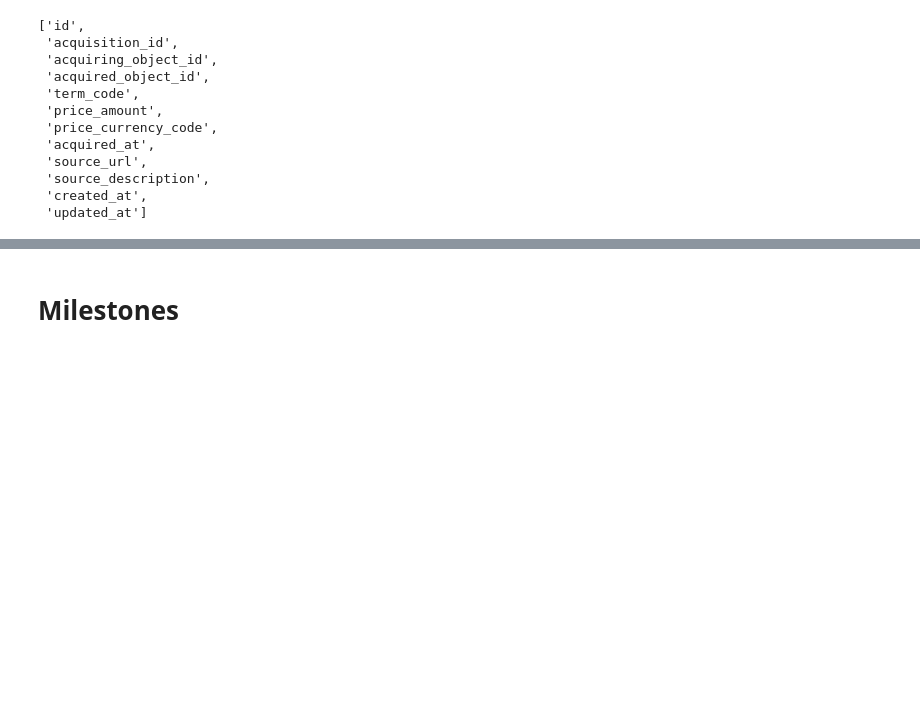
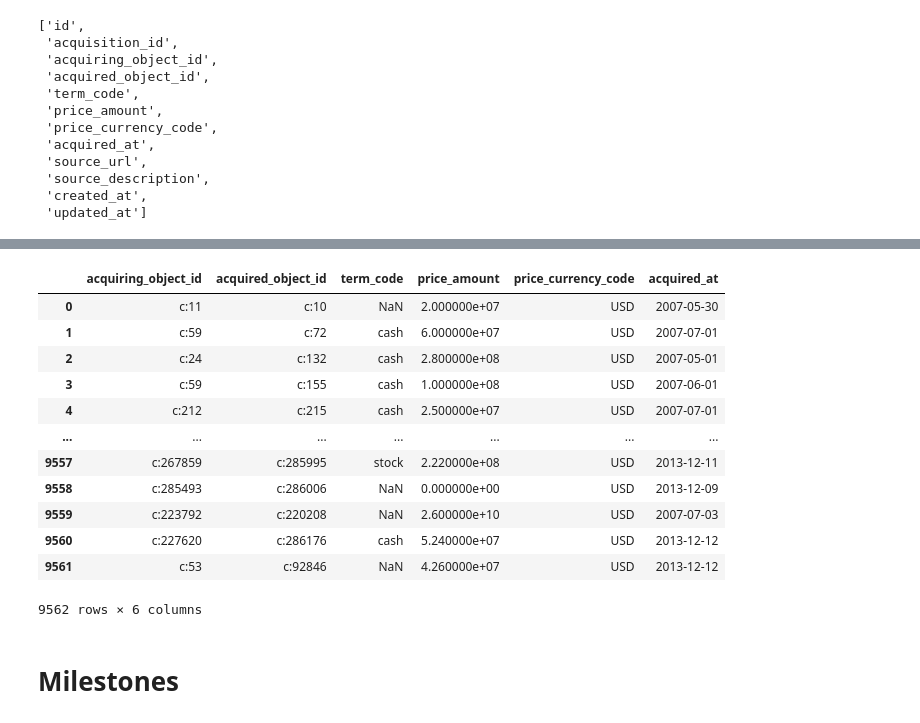
Before and after one commit to PaulIsenberg/FWIP_Venture, a Jupyter notebook: ETL.ipynb, the cells around one changed output, grey strips where cells are left out. Saved outputs shown, nothing was run; the diff lists cells and outputs as text; code cells hidden in the pictures; blank space fills up the shorter version.

```diff
--- a/ETL.ipynb
+++ b/ETL.ipynb
@@ -353,3 +362,17 @@ acquire_df.head()
 # %%
-acquisitions_clean = acquire_df.drop(columns={'id','source_url','source_description', 'created_at', 'updated_at'})
+acquisitions_clean = acquire_df.drop(columns={'id','acquisition_id','source_url','source_description', 'created_at', 'updated_at'})
 acquisitions_clean
+# %% [output]
+|  | acquiring_object_id | acquired_object_id | term_code | price_amount | price_currency_code | acquired_at |
+| 0 | c:11 | c:10 | NaN | 2.000000e+07 | USD | 2007-05-30 |
+| 1 | c:59 | c:72 | cash | 6.000000e+07 | USD | 2007-07-01 |
+| 2 | c:24 | c:132 | cash | 2.800000e+08 | USD | 2007-05-01 |
+| 3 | c:59 | c:155 | cash | 1.000000e+08 | USD | 2007-06-01 |
+| 4 | c:212 | c:215 | cash | 2.500000e+07 | USD | 2007-07-01 |
+| ... | ... | ... | ... | ... | ... | ... |
+| 9557 | c:267859 | c:285995 | stock | 2.220000e+08 | USD | 2013-12-11 |
+| 9558 | c:285493 | c:286006 | NaN | 0.000000e+00 | USD | 2013-12-09 |
+| 9559 | c:223792 | c:220208 | NaN | 2.600000e+10 | USD | 2007-07-03 |
+| 9560 | c:227620 | c:286176 | cash | 5.240000e+07 | USD | 2013-12-12 |
+| 9561 | c:53 | c:92846 | NaN | 4.260000e+07 | USD | 2013-12-12 |
+9562 rows × 6 columns
```
Also changed, not shown: parts of 16 cells of this notebook.
